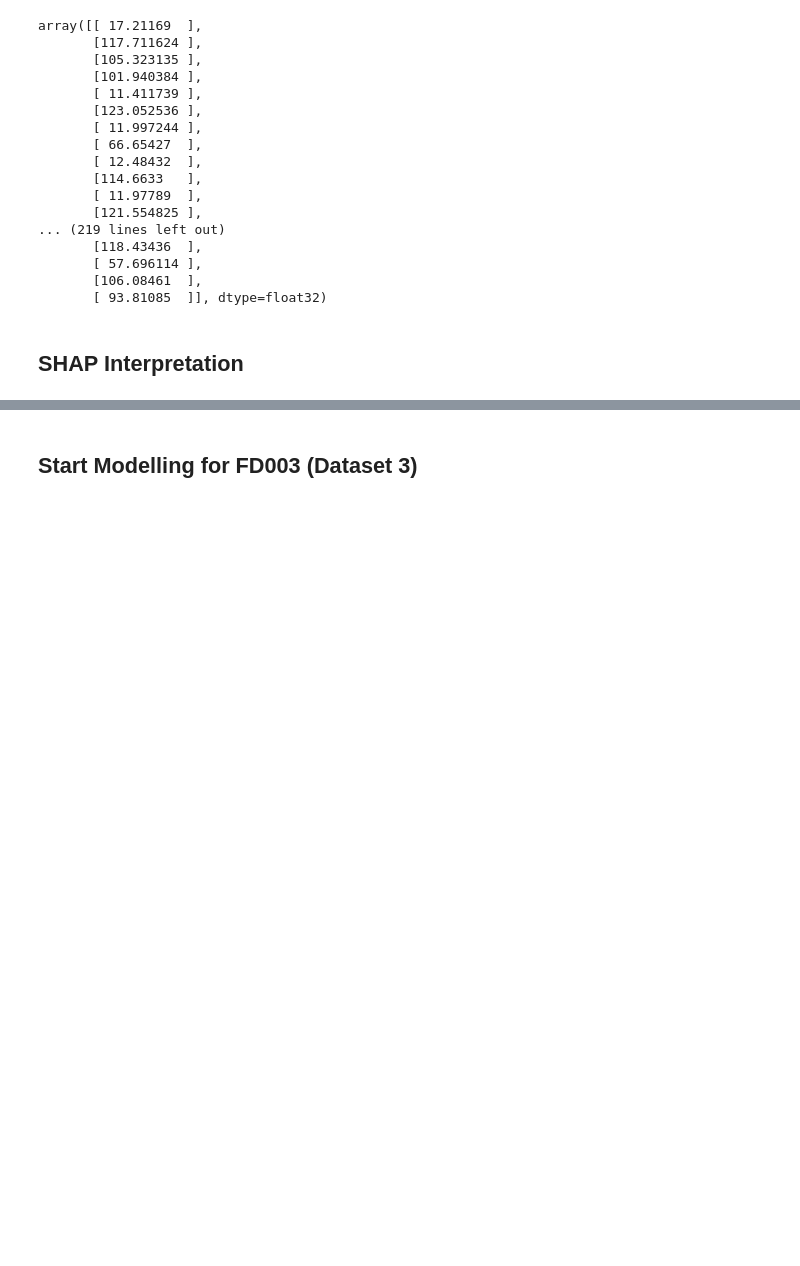
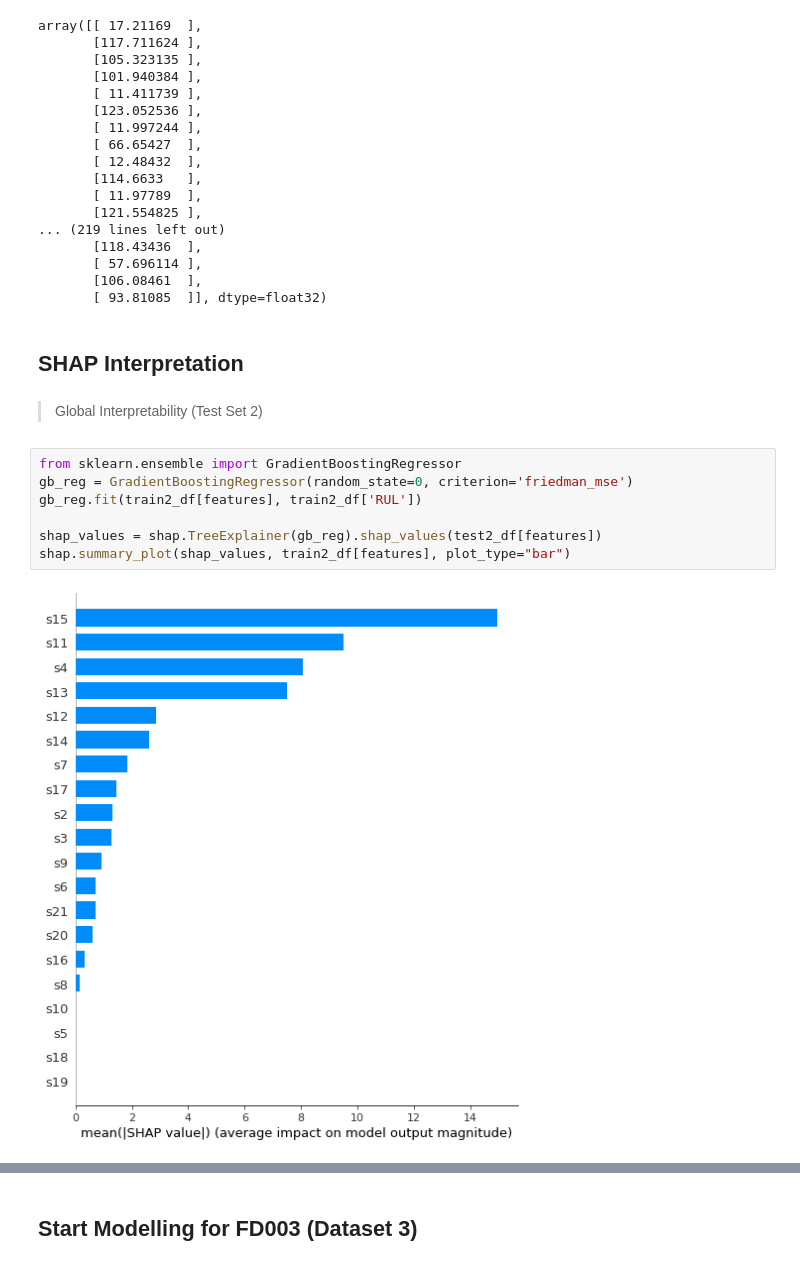
Before and after one commit to BT4103-G1/analytics, a Jupyter notebook: Compiled_Codes_FD001_FD004.ipynb, the cells around one changed output, grey strips where cells are left out. Saved outputs shown, nothing was run; the diff lists cells and outputs as text; blank space fills up the shorter version.

```diff
--- a/Compiled_Codes_FD001_FD004.ipynb
+++ b/Compiled_Codes_FD001_FD004.ipynb
@@ -787,3 +818,14 @@ array([[ 17.21169  ],
        [ 93.81085  ]], dtype=float32)
 # %% [markdown]
 ## SHAP Interpretation
+# %% [markdown]
+> Global Interpretability (Test Set 2)
+# %%
+from sklearn.ensemble import GradientBoostingRegressor
+gb_reg = GradientBoostingRegressor(random_state=0, criterion='friedman_mse')
+gb_reg.fit(train2_df[features], train2_df['RUL'])
+
+shap_values = shap.TreeExplainer(gb_reg).shap_values(test2_df[features])
+shap.summary_plot(shap_values, train2_df[features], plot_type="bar")
+# %% [output]
+[figure, added]
```
Also changed, not shown: parts of 24 cells of this notebook.
